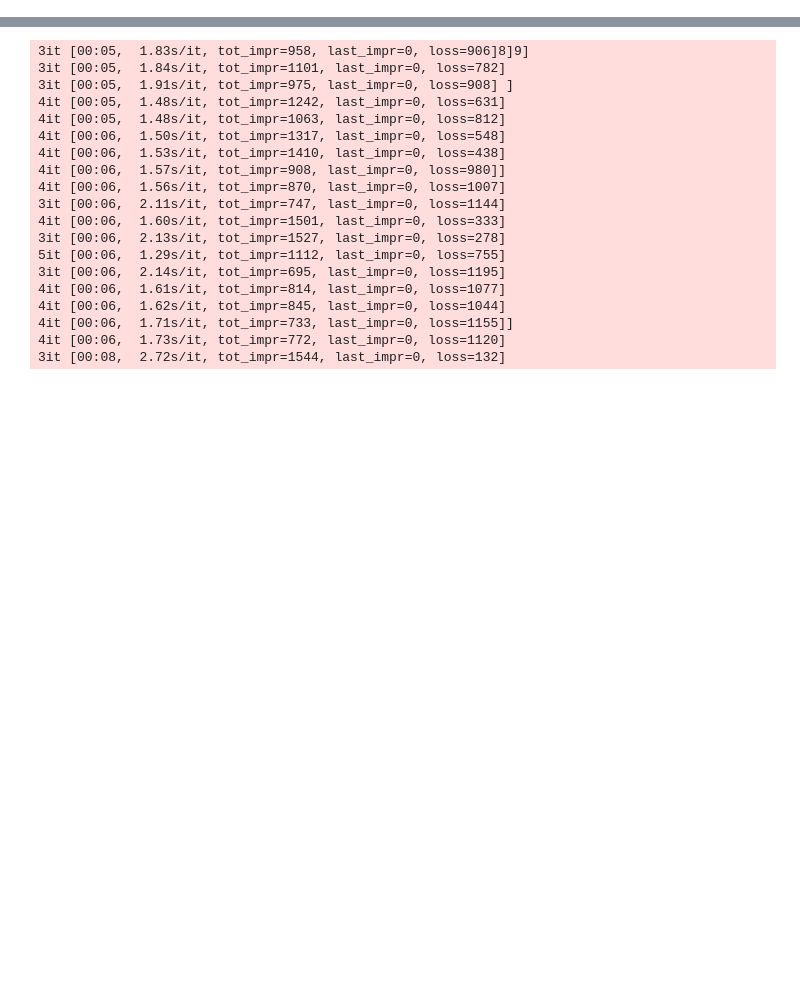
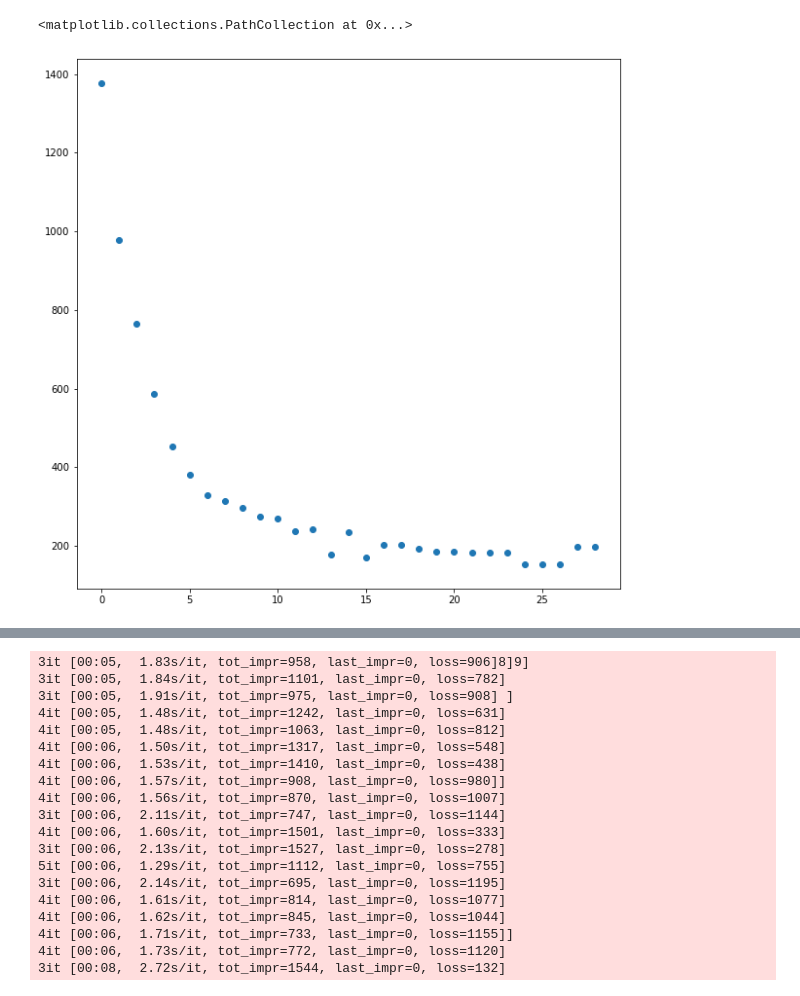
Before and after one commit to djunamay/geneclusters, a Jupyter notebook: benchmarks.ipynb, the cells around one changed output, grey strips where cells are left out. Cells and saved outputs as stored; diff of their text form; code cells hidden in the pictures; blank space fills up the shorter version.

```diff
--- a/benchmarks.ipynb
+++ b/benchmarks.ipynb
@@ -0,0 +16,19 @@
+# %%
+names = gseapy.get_library_name()
+print(names)
+
+x = gseapy.get_library('GO_Biological_Process_2023')
+np.save('./examples/GO_Biological_Process_2023.npy', x)
+# %%
+# try different K's
+
+path = './examples/HumanCyc_2016.npy'
+
+thresh = np.arange(5,150,5)
+seed = np.repeat(5, len(thresh))
+C = 0
+KL_modified = True
+random_labels = True
+unweighted = True
+
+results = process_map(partial(get_scores,path,C,KL_modified,random_labels,unweighted), seed, thresh)
@@ -0,0 +53,10 @@
+# %%
+plt.figure(figsize=(10,10))
+
+
+plt.scatter(range(len(results)), [results[x][1] for x in range(len(results))])
+
+# average across multiple repeats
+# %% [output]
+<matplotlib.collections.PathCollection at 0x...>
+[figure, added]
```
Also changed, not shown: parts of 65 cells of this notebook.
